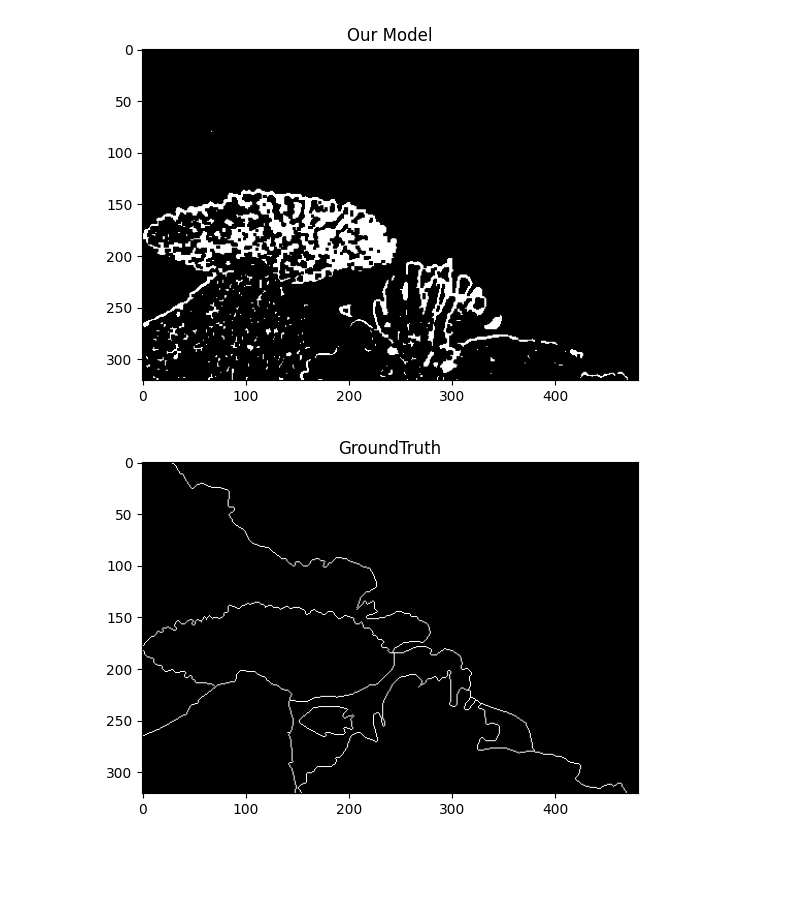
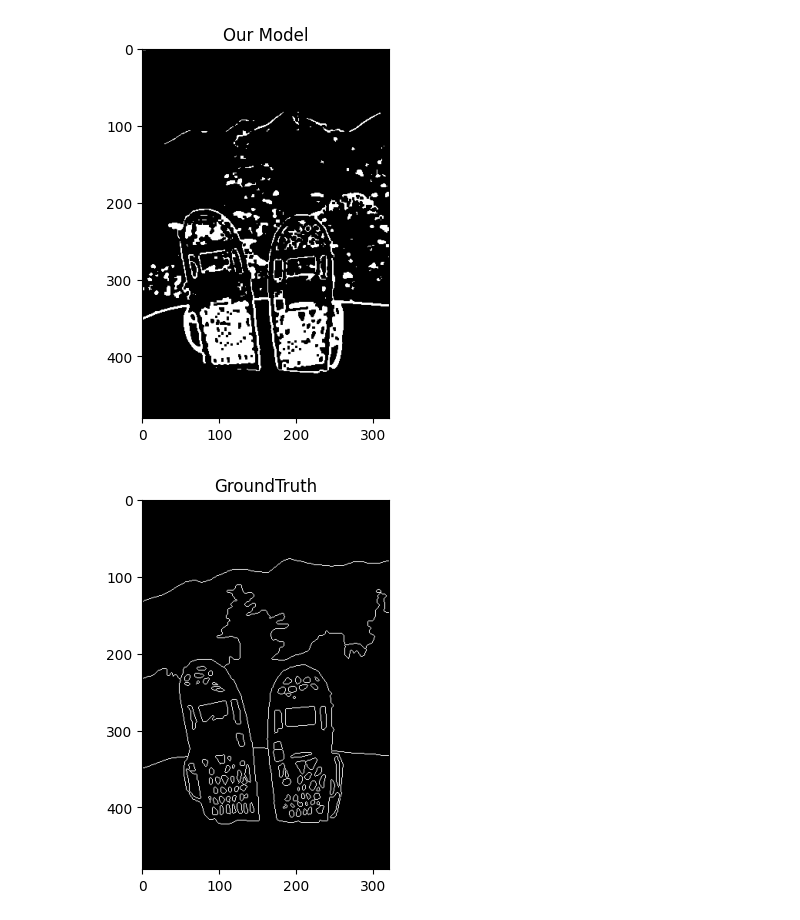
Before and after one commit to ZeyadMashhour/Edge-Detection, a Jupyter notebook: presentation.ipynb, the cells around one changed output. Cells and saved outputs as stored; diff of their text form; code cells hidden in the pictures; blank space fills up the shorter version.

```diff
--- a/presentation.ipynb
+++ b/presentation.ipynb
@@ -15,12 +15,16 @@ for path in ground_truth_images_path:
 cv_images = read_images_from_path(test_path)
 sobel_cv_images = []
 for cv_image in cv_images:
-    sobel_image = perform_edge_detection(cv_image,ksize=3, threshold=255)
+    sobel_image = perform_edge_detection(cv_image,ksize=3, threshold=200)
     sobel_cv_images.append(sobel_image)
+# %%
+num = 84
+ground_truth_image = ground_truth_test_images[num]
+predicted_image = sobel_cv_images[num]
 # %%
-show_image(sobel_cv_images[4],title='Our Model')
-show_image(ground_truth_test_images[4],title='GroundTruth')
+show_image(predicted_image,title='Our Model')
+show_image(ground_truth_image,title='GroundTruth')
 # %% [output]
-[figure, old version]
+[figure, new version]
-[figure, old version]
+[figure, new version]
 # %%
```
Also changed, not shown: parts of 3 cells of this notebook.
